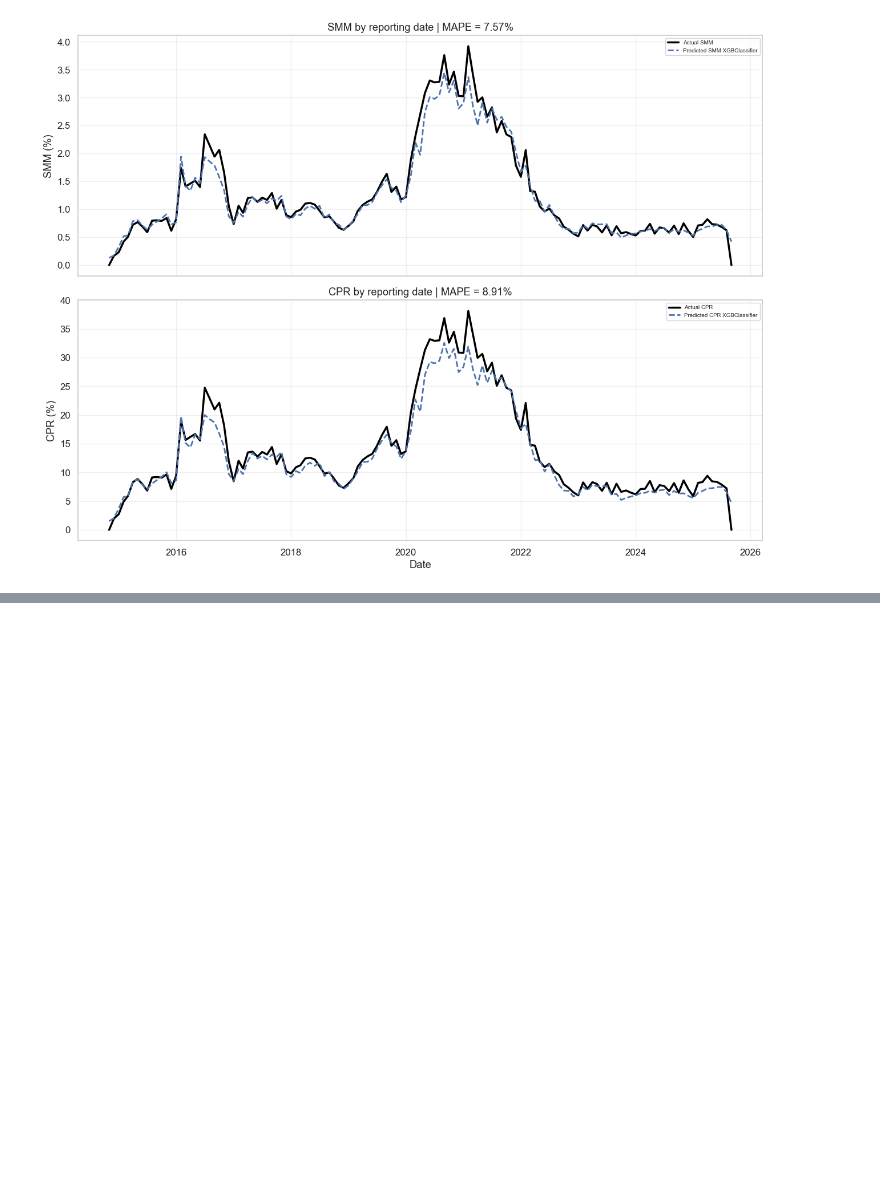
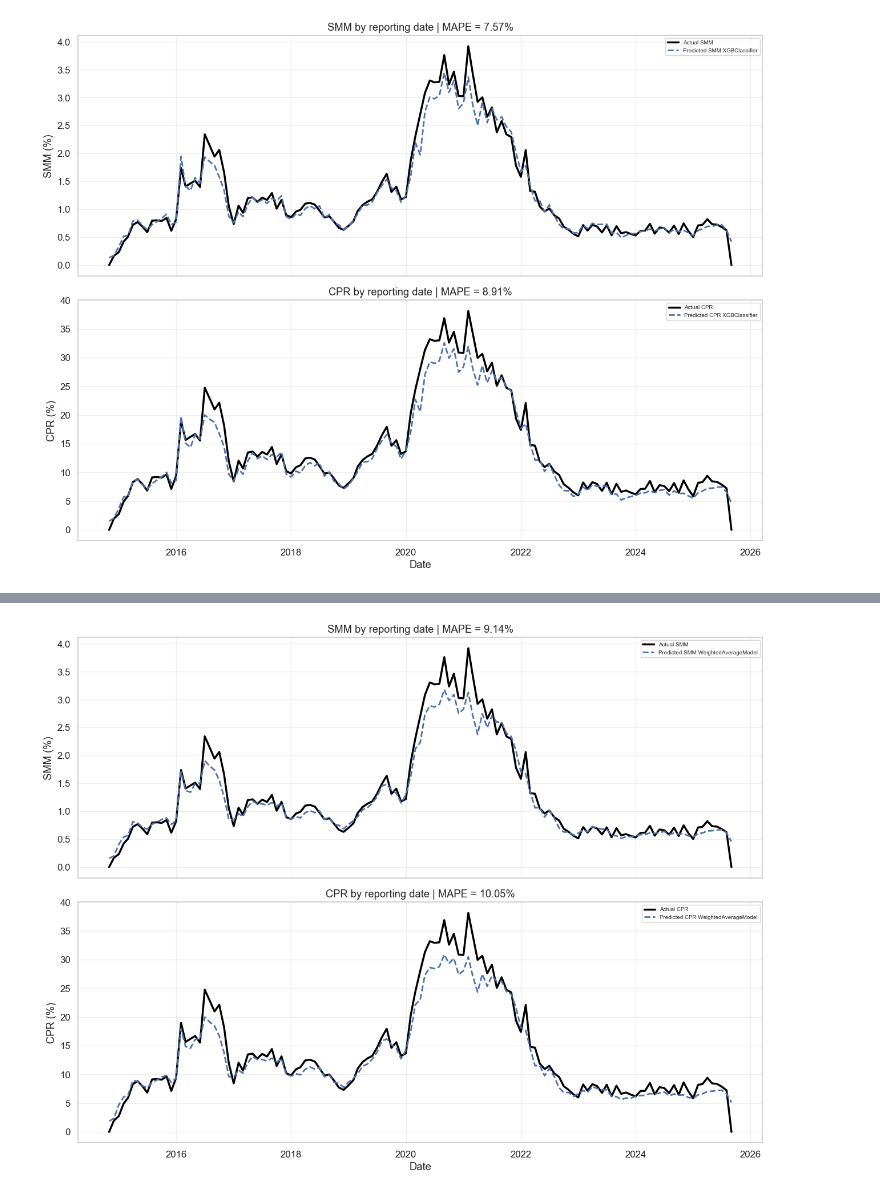
Before and after one commit to Ormenel/hse_khagva, a Jupyter notebook: eda/EDA_ver2.ipynb, the cells around one changed output, grey strips where cells are left out. Drawn from its saved outputs; the diff is of its cells as text; code cells hidden in the pictures; blank space fills up the shorter version.

```diff
--- a/eda/EDA_ver2.ipynb
+++ b/eda/EDA_ver2.ipynb
@@ -410,0 +450,3 @@ test_pd.head(1000).to_clipboard()
+# %%
+plot_smm_cpr(test_pd, X_test, soft_voting_model)
+# %% [output]
@@ -410,0 +460 @@ test_pd.head(1000).to_clipboard()
+[figure, added]
```
Also changed, not shown: parts of 23 cells of this notebook.
